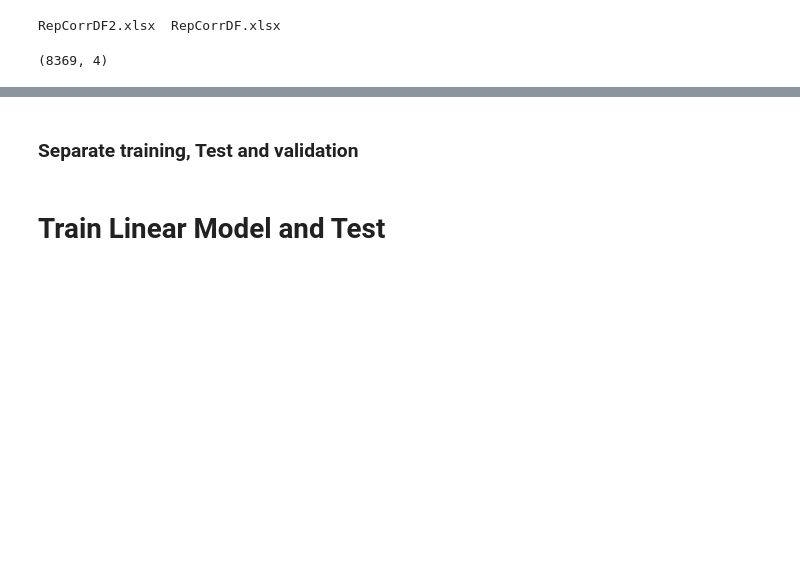
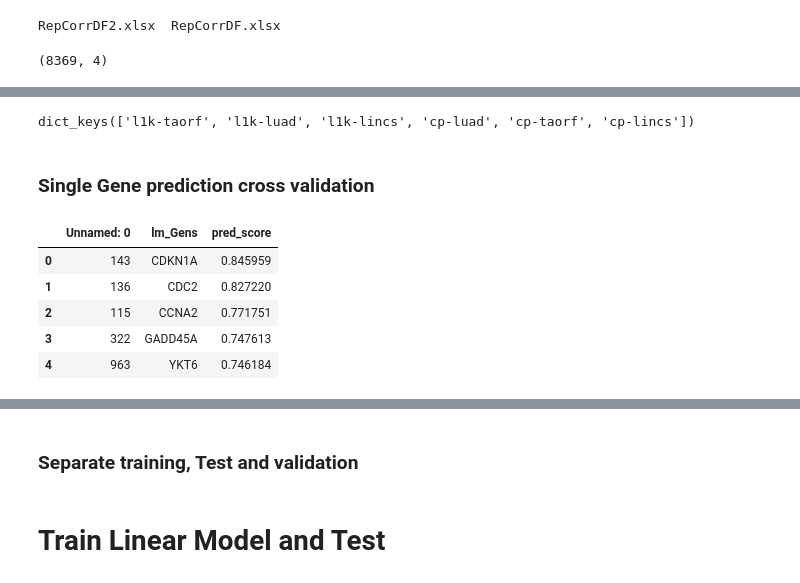
Before and after one commit to broadinstitute/2018_04_20_Rosetta, a Jupyter notebook: 4-CP-to-single-Gene.ipynb, the cells around one changed output, grey strips where cells are left out. Cells and saved outputs as stored; diff of their text form; code cells hidden in the pictures; blank space fills up the shorter version.

```diff
--- a/4-CP-to-single-Gene.ipynb
+++ b/4-CP-to-single-Gene.ipynb
@@ -262,0 +211,4 @@ l1k.groupby([pertColName]).size().median()
+# %%
+pd.read_excel('../../results/RepCor/RepCorrDF.xlsx', sheet_name=None).keys()
+# %% [output]
+dict_keys(['l1k-taorf', 'l1k-luad', 'l1k-lincs', 'cp-luad', 'cp-taorf', 'cp-lincs'])
@@ -262,0 +218,2 @@ l1k.groupby([pertColName]).size().median()
+# %% [markdown]
+### Single Gene prediction cross validation
@@ -262,0 +257,12 @@ l1k.groupby([pertColName]).size().median()
+# %%
+# scipy.stats.pearsonr(np.squeeze(pred_eval_df["corr1"].values), np.squeeze(pred_eval_df[0].values))[0]
+saved_scores=pd.read_excel('../../results/SingleGenePred/scores.xlsx', sheet_name=None)
+saved_scores_lasso=saved_scores['Lasso-'+dataset]
+saved_scores_lasso.head()
+# %% [output]
+|  | Unnamed: 0 | lm_Gens | pred_score |
+| 0 | 143 | CDKN1A | 0.845959 |
+| 1 | 136 | CDC2 | 0.827220 |
+| 2 | 115 | CCNA2 | 0.771751 |
+| 3 | 322 | GADD45A | 0.747613 |
+| 4 | 963 | YKT6 | 0.746184 |
```
Also changed, not shown: parts of 34 cells of this notebook, 3 other files.
